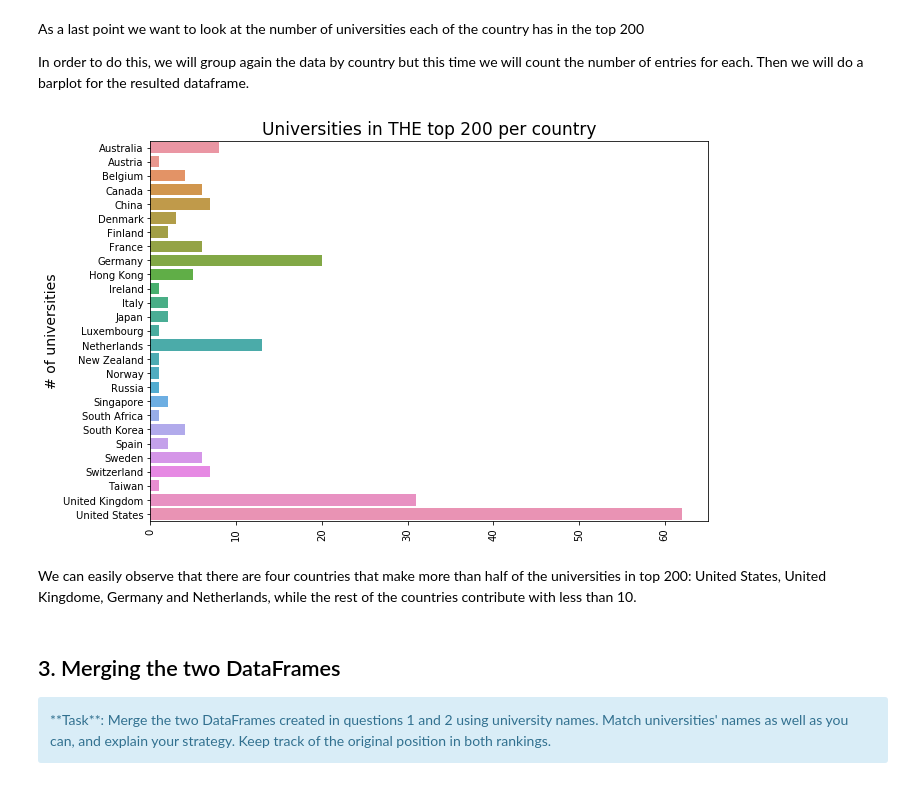
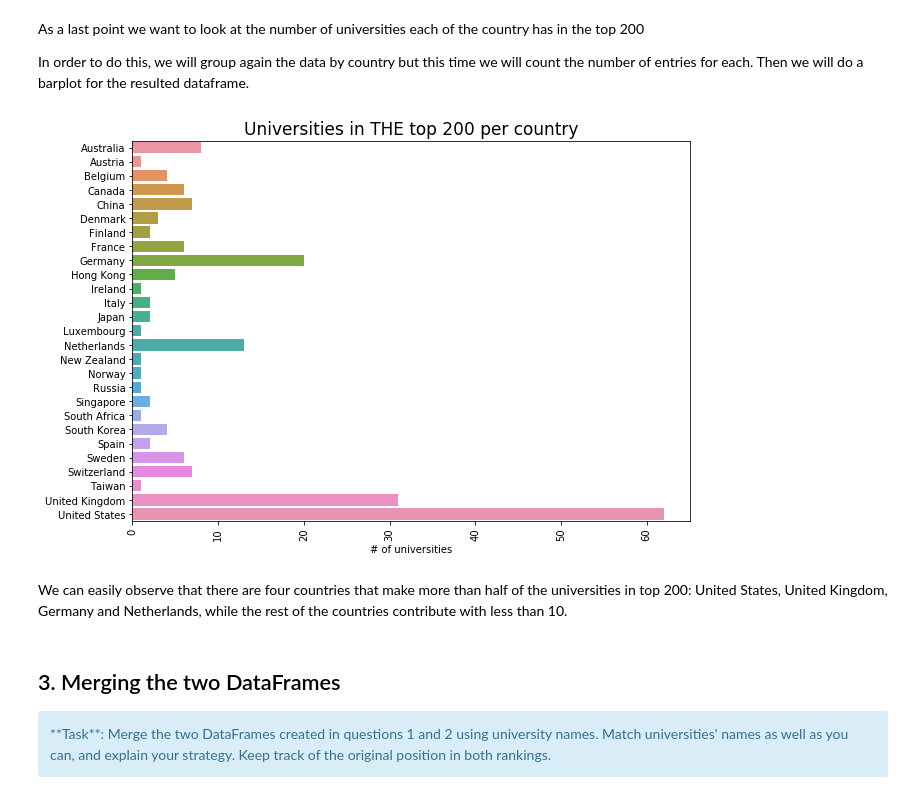
Before and after one commit to baetuc/ADA-CS-401, a Jupyter notebook: 02 - Data from the Web/Homework 2.ipynb, the cells around one changed output. Drawn from its saved outputs; the diff is of its cells as text; code cells hidden in the pictures.

```diff
--- a/02 - Data from the Web/Homework 2.ipynb
+++ b/02 - Data from the Web/Homework 2.ipynb
@@ -492,0 +591,9 @@ TU_region_df.sort_values(['Ratio intl/total students'], ascending=False).head(5)
+# %%
+x = range(0, 200)
+y = TU_df['Ratio intl/total students']
+
+fig = plt.figure(figsize=(15,5))
+plt.plot(x, y)
+plt.xlabel('University rank')
+plt.ylabel('Ratio international/total students')
+_ = plt.title('Distribution of ratio of international/total students per rank', fontsize=16)
@@ -1013,14 +1191,14 @@ universities_per_country.columns = ['universities']
 # %%
 plt.figure(figsize=(10,7))
 sns.barplot(y='location', x='universities', data=universities_per_country.reset_index())
 plt.xticks(rotation=90)
-plt.xlabel('')
-plt.ylabel('# of universities', fontsize=14)
+plt.xlabel('# of universities')
+plt.ylabel('', fontsize=14)
 _ = plt.title('Universities in THE top 200 per country', fontsize=17)
 # %% [output]
-[figure, old version]
+[figure, new version]
 # %% [markdown]
-We can easily observe that there are four countries that make more than half of the universities in top 200: United States, United Kingdome, Germany and Netherlands, while the rest of the countries contribute with less than 10.
+We can easily observe that there are four countries that make more than half of the universities in top 200: United States, United Kingdom, Germany and Netherlands, while the rest of the countries contribute with less than 10.
 # %% [markdown]
 ## 3. Merging the two DataFrames
 <div class="alert alert-block alert-info">
```
Also changed, not shown: parts of 21 cells of this notebook, 4 other files.
